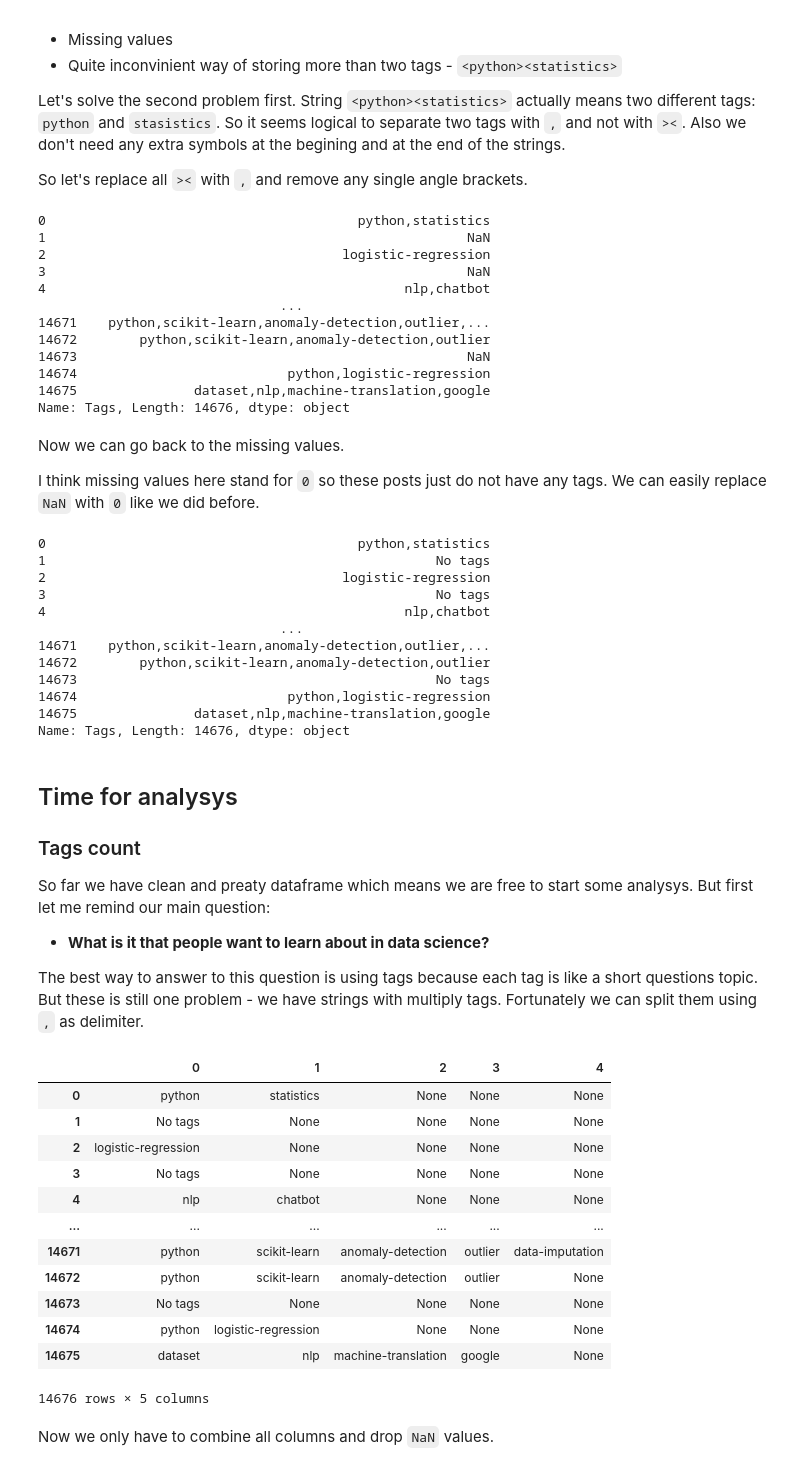
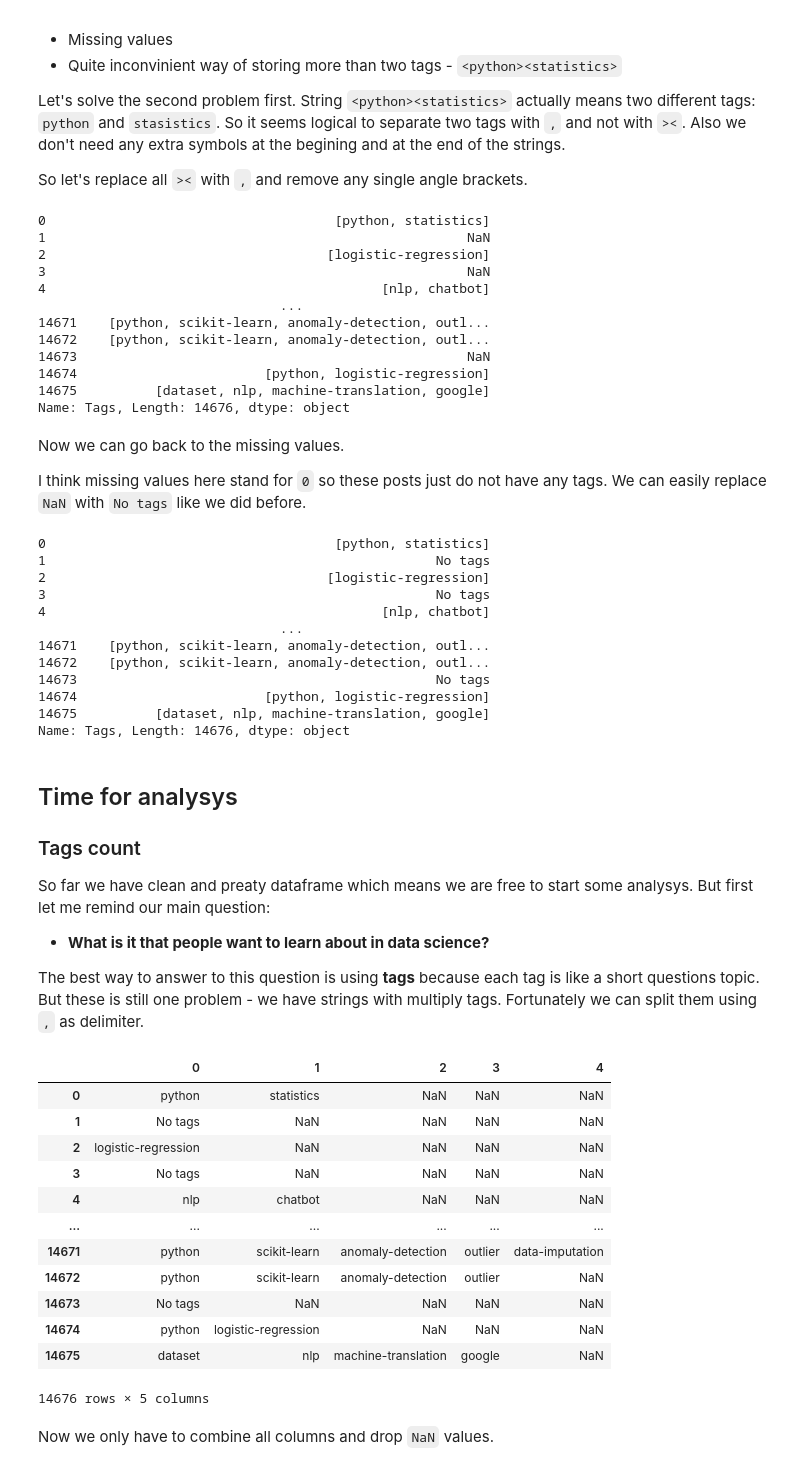
Before and after one commit to 0ld-dancer/dq_projects, a Jupyter notebook: 9. Popular Data Science Questions/Popular Data Science Questions.ipynb, the cells around one changed output. Cells and saved outputs as stored; diff of their text form; code cells hidden in the pictures.

```diff
--- a/9. Popular Data Science Questions/Popular Data Science Questions.ipynb
+++ b/9. Popular Data Science Questions/Popular Data Science Questions.ipynb
@@ -79,7 +79,7 @@ Then we'll just download related CSV and read it to the dataframe.
 import pandas as pd
 import matplotlib.pyplot as plt
 
-stack_2019_df = pd.read_csv("QueryResults.csv")
+stack_2019_df = pd.read_csv("QueryResults_2019.csv")
 stack_2019_df.head()
 # %% [output]
 |  | Id | PostType | CreationDate | Score | ViewCount | Tags | AnswerCount | FavoriteCount |
@@ -210,40 +210,42 @@ So let's replace all `><` with `,` and remove any single angle brackets.
 # %%
 stack_2019_df['Tags'] = stack_2019_df['Tags'].str.replace('><', ',')\
                                              .str.replace('<', '')\
-                                             .str.replace('>', '')
+                                             .str.replace('>', '')\
+                                             .str.split(',')
+
 stack_2019_df['Tags']
 # %% [output]
-0                                        python,statistics
+0                                     [python, statistics]
 1                                                      NaN
-2                                      logistic-regression
+2                                    [logistic-regression]
 3                                                      NaN
-4                                              nlp,chatbot
+4                                           [nlp, chatbot]
                                ...
-14671    python,scikit-learn,anomaly-detection,outlier,...
-14672        python,scikit-learn,anomaly-detection,outlier
+14671    [python, scikit-learn, anomaly-detection, outl...
+14672    [python, scikit-learn, anomaly-detection, outl...
 14673                                                  NaN
-14674                           python,logistic-regression
-14675               dataset,nlp,machine-translation,google
+14674                        [python, logistic-regression]
+14675          [dataset, nlp, machine-translation, google]
 Name: Tags, Length: 14676, dtype: object
 # %% [markdown]
 Now we can go back to the missing values.
 
-I think missing values here stand for `0` so these posts just do not have any tags. We can easily replace `NaN` with `0` like we did before.
+I think missing values here stand for `0` so these posts just do not have any tags. We can easily replace `NaN` with `No tags` like we did before.
 # %%
 stack_2019_df['Tags'].fillna("No tags", inplace=True)
 stack_2019_df['Tags']
 # %% [output]
-0                                        python,statistics
+0                                     [python, statistics]
 1                                                  No tags
-2                                      logistic-regression
+2                                    [logistic-regression]
 3                                                  No tags
-4                                              nlp,chatbot
+4                                           [nlp, chatbot]
                                ...
-14671    python,scikit-learn,anomaly-detection,outlier,...
-14672        python,scikit-learn,anomaly-detection,outlier
+14671    [python, scikit-learn, anomaly-detection, outl...
+14672    [python, scikit-learn, anomaly-detection, outl...
 14673                                              No tags
-14674                           python,logistic-regression
-14675               dataset,nlp,machine-translation,google
+14674                        [python, logistic-regression]
+14675          [dataset, nlp, machine-translation, google]
 Name: Tags, Length: 14676, dtype: object
 # %% [markdown]
 ## Time for analysys
@@ -253,23 +255,23 @@ Name: Tags, Length: 14676, dtype: object
 So far we have clean and preaty dataframe which means we are free to start some analysys. But first let me remind our main question:
 * **What is it that people want to learn about in data science?**
 
-The best way to answer to this question is using tags because each tag is like a short questions topic. But these is still one problem - we have strings with multiply tags. Fortunately we can split them using `,` as delimiter.
+The best way to answer to this question is using **tags** because each tag is like a short questions topic. But these is still one problem - we have strings with multiply tags. Fortunately we can split them using `,` as delimiter.
 # %%
-tags_df = stack_2019_df['Tags'].str.split(',', expand=True)
+tags_df = stack_2019_df['Tags'].apply(pd.Series)
 tags_df
 # %% [output]
 |  | 0 | 1 | 2 | 3 | 4 |
-| 0 | python | statistics | None | None | None |
-| 1 | No tags | None | None | None | None |
-| 2 | logistic-regression | None | None | None | None |
-| 3 | No tags | None | None | None | None |
-| 4 | nlp | chatbot | None | None | None |
+| 0 | python | statistics | NaN | NaN | NaN |
+| 1 | No tags | NaN | NaN | NaN | NaN |
+| 2 | logistic-regression | NaN | NaN | NaN | NaN |
+| 3 | No tags | NaN | NaN | NaN | NaN |
+| 4 | nlp | chatbot | NaN | NaN | NaN |
 | ... | ... | ... | ... | ... | ... |
 | 14671 | python | scikit-learn | anomaly-detection | outlier | data-imputation |
-| 14672 | python | scikit-learn | anomaly-detection | outlier | None |
-| 14673 | No tags | None | None | None | None |
-| 14674 | python | logistic-regression | None | None | None |
-| 14675 | dataset | nlp | machine-translation | google | None |
+| 14672 | python | scikit-learn | anomaly-detection | outlier | NaN |
+| 14673 | No tags | NaN | NaN | NaN | NaN |
+| 14674 | python | logistic-regression | NaN | NaN | NaN |
+| 14675 | dataset | nlp | machine-translation | google | NaN |
 14676 rows × 5 columns
 # %% [markdown]
 Now we only have to combine all columns and drop `NaN` values.
```
Also changed, not shown: parts of 24 cells of this notebook, 2 other files.
